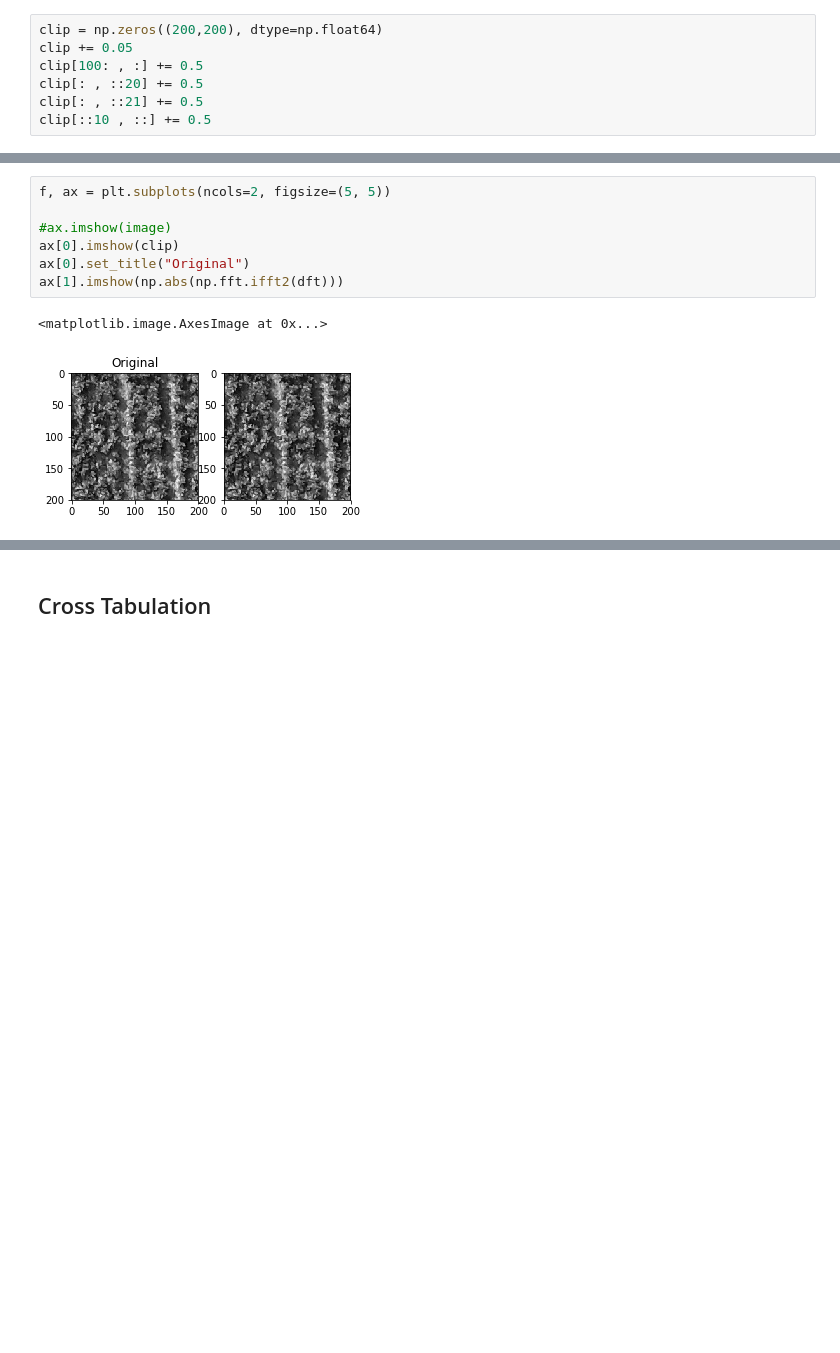
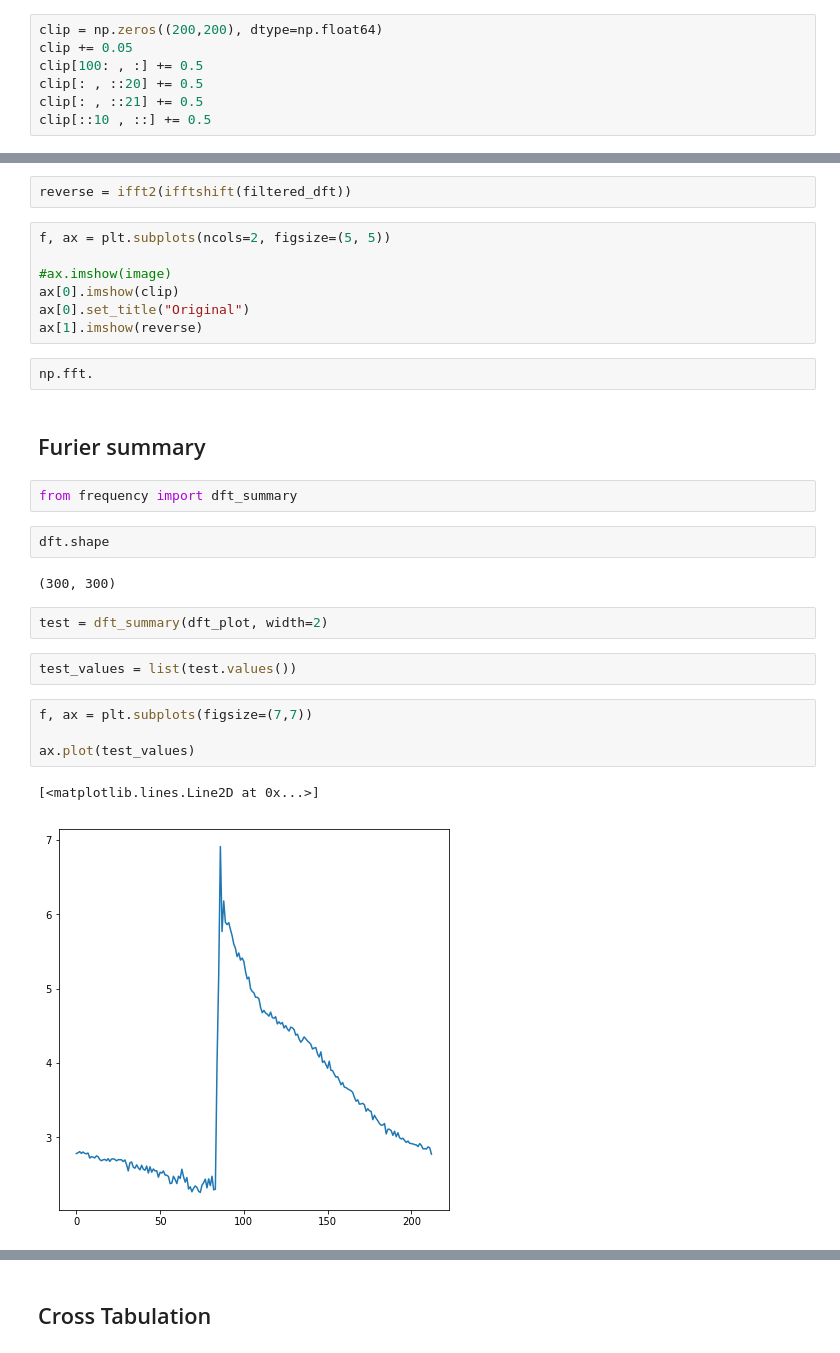
Before and after one commit to H-Reinarz/TextureSeg-Notebooks, a Jupyter notebook: test_lbp_correlation.ipynb, the cells around one changed output, grey strips where cells are left out. Cells and saved outputs as stored; diff of their text form; blank space fills up the shorter version.

```diff
--- a/test_lbp_correlation.ipynb
+++ b/test_lbp_correlation.ipynb
@@ -156,10 +186,30 @@ ax[1].imshow(clip)
+# %%
+reverse = ifft2(ifftshift(filtered_dft))
 # %%
 f, ax = plt.subplots(ncols=2, figsize=(5, 5))
 
 #ax.imshow(image)
 ax[0].imshow(clip)
 ax[0].set_title("Original")
-ax[1].imshow(np.abs(np.fft.ifft2(dft)))
+ax[1].imshow(reverse)
-# %% [output]
-<matplotlib.image.AxesImage at 0x...>
-[figure, removed]
+# %%
+np.fft.
+# %% [markdown]
+## Furier summary
+# %%
+from frequency import dft_summary
+# %%
+dft.shape
+# %% [output]
+(300, 300)
+# %%
+test = dft_summary(dft_plot, width=2)
+# %%
+test_values = list(test.values())
+# %%
+f, ax = plt.subplots(figsize=(7,7))
+
+ax.plot(test_values)
+# %% [output]
+[<matplotlib.lines.Line2D at 0x...>]
+[figure, added]
```
Also changed, not shown: parts of 19 cells of this notebook.
